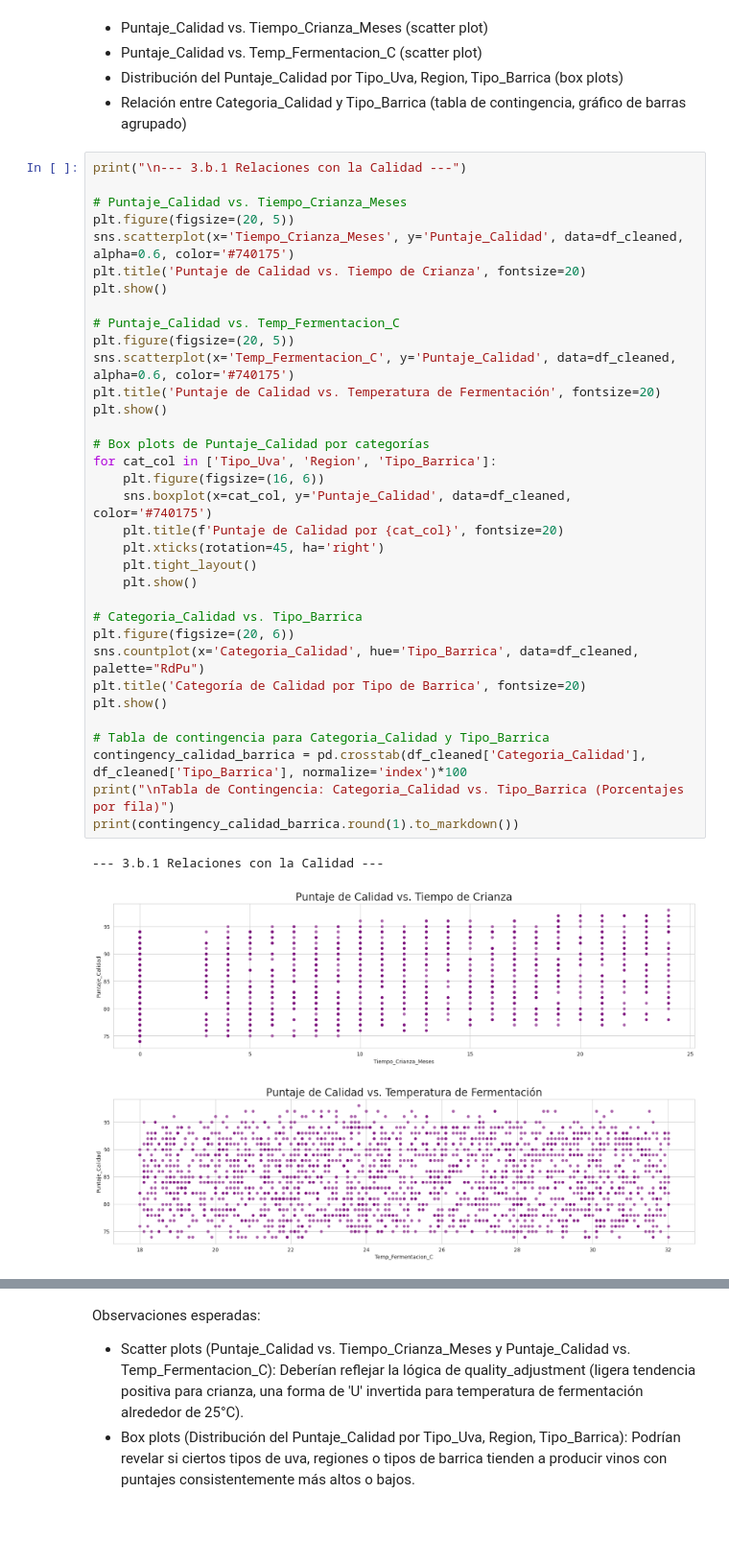
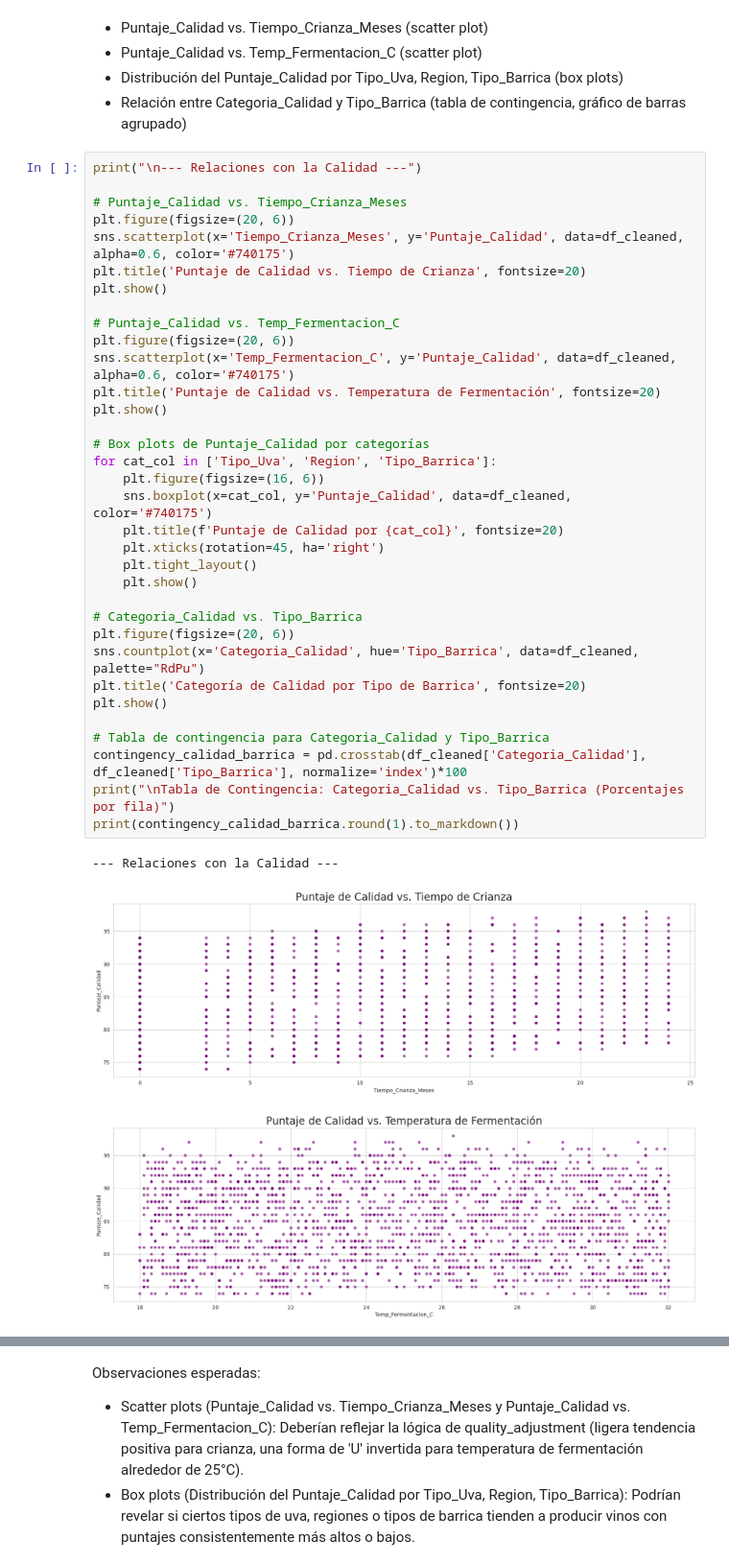
Before and after one commit to juancruzalbornoz/ProyectoDS, a Jupyter notebook: ProyectoDS_ParteII_AlbornozJuanCruz.ipynb, the cells around one changed output, grey strips where cells are left out. Shown at 96% size. Drawn from its saved outputs; the diff is of its cells as text; blank space fills up the shorter version.

```diff
--- a/ProyectoDS_ParteII_AlbornozJuanCruz.ipynb
+++ b/ProyectoDS_ParteII_AlbornozJuanCruz.ipynb
@@ -523,40 +520,40 @@ Observaciones esperadas de los gráficos de barras:
 *   Distribución del Puntaje_Calidad por Tipo_Uva, Region, Tipo_Barrica (box plots)
 *   Relación entre Categoria_Calidad y Tipo_Barrica (tabla de contingencia, gráfico de barras agrupado)
 # %%
-print("\n--- 3.b.1 Relaciones con la Calidad ---")
+print("\n--- Relaciones con la Calidad ---")
 
 # Puntaje_Calidad vs. Tiempo_Crianza_Meses
-plt.figure(figsize=(20, 5))
+plt.figure(figsize=(20, 6))
 sns.scatterplot(x='Tiempo_Crianza_Meses', y='Puntaje_Calidad', data=df_cleaned, alpha=0.6, color='#740175')
 plt.title('Puntaje de Calidad vs. Tiempo de Crianza', fontsize=20)
 plt.show()
 
 # Puntaje_Calidad vs. Temp_Fermentacion_C
-plt.figure(figsize=(20, 5))
+plt.figure(figsize=(20, 6))
 sns.scatterplot(x='Temp_Fermentacion_C', y='Puntaje_Calidad', data=df_cleaned, alpha=0.6, color='#740175')
 plt.title('Puntaje de Calidad vs. Temperatura de Fermentación', fontsize=20)
 plt.show()
 
 # Box plots de Puntaje_Calidad por categorías
 for cat_col in ['Tipo_Uva', 'Region', 'Tipo_Barrica']:
     plt.figure(figsize=(16, 6))
     sns.boxplot(x=cat_col, y='Puntaje_Calidad', data=df_cleaned, color='#740175')
     plt.title(f'Puntaje de Calidad por {cat_col}', fontsize=20)
     plt.xticks(rotation=45, ha='right')
     plt.tight_layout()
     plt.show()
 
 # Categoria_Calidad vs. Tipo_Barrica
 plt.figure(figsize=(20, 6))
 sns.countplot(x='Categoria_Calidad', hue='Tipo_Barrica', data=df_cleaned, palette="RdPu")
 plt.title('Categoría de Calidad por Tipo de Barrica', fontsize=20)
 plt.show()
 
 # Tabla de contingencia para Categoria_Calidad y Tipo_Barrica
 contingency_calidad_barrica = pd.crosstab(df_cleaned['Categoria_Calidad'], df_cleaned['Tipo_Barrica'], normalize='index')*100
 print("\nTabla de Contingencia: Categoria_Calidad vs. Tipo_Barrica (Porcentajes por fila)")
 print(contingency_calidad_barrica.round(1).to_markdown())
 # %% [output]
---- 3.b.1 Relaciones con la Calidad ---
+--- Relaciones con la Calidad ---
-[figure, old version]
+[figure, new version]
-[figure, old version]
+[figure, new version]
```
Also changed, not shown: parts of 18 cells of this notebook.
